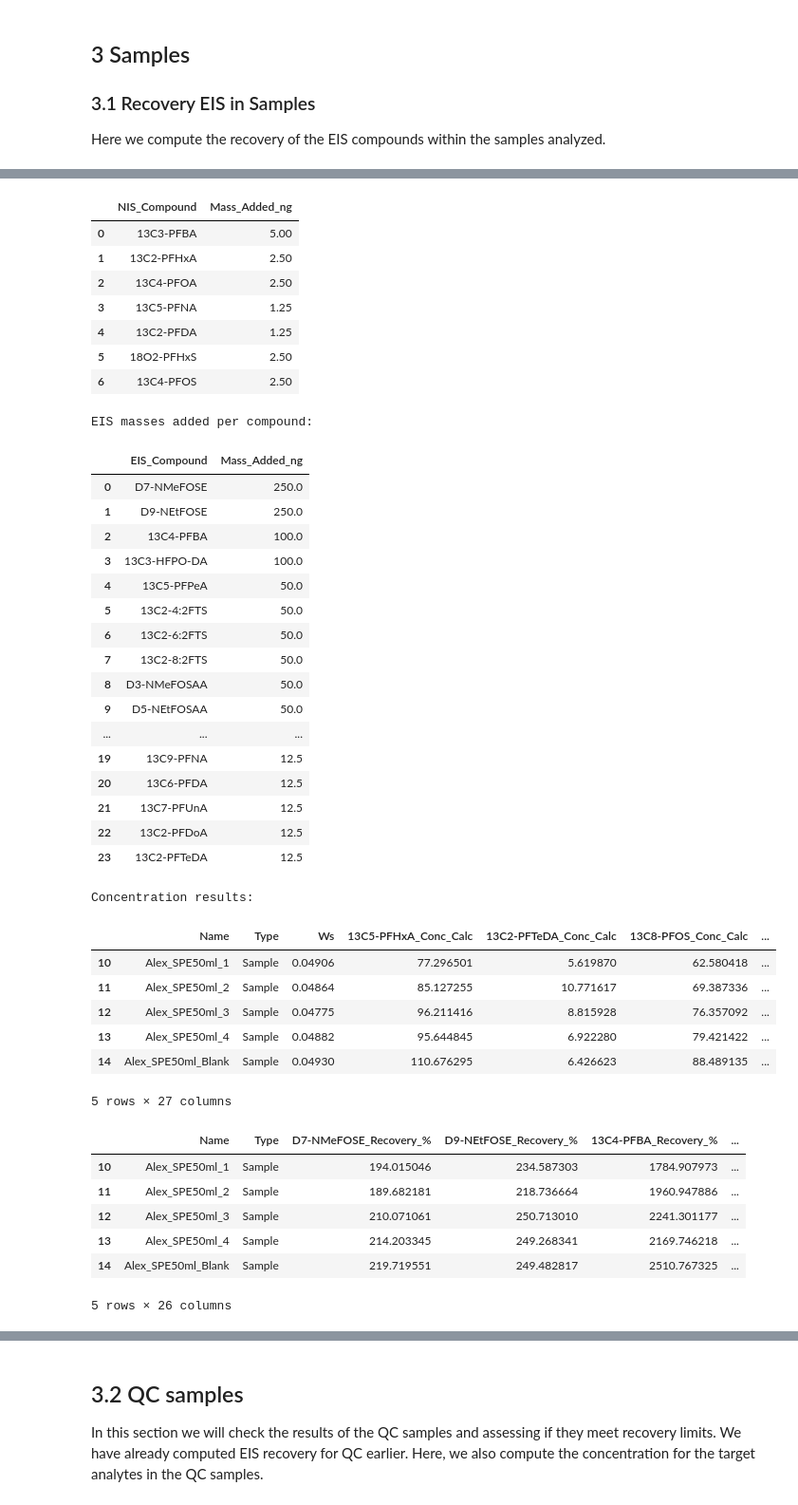
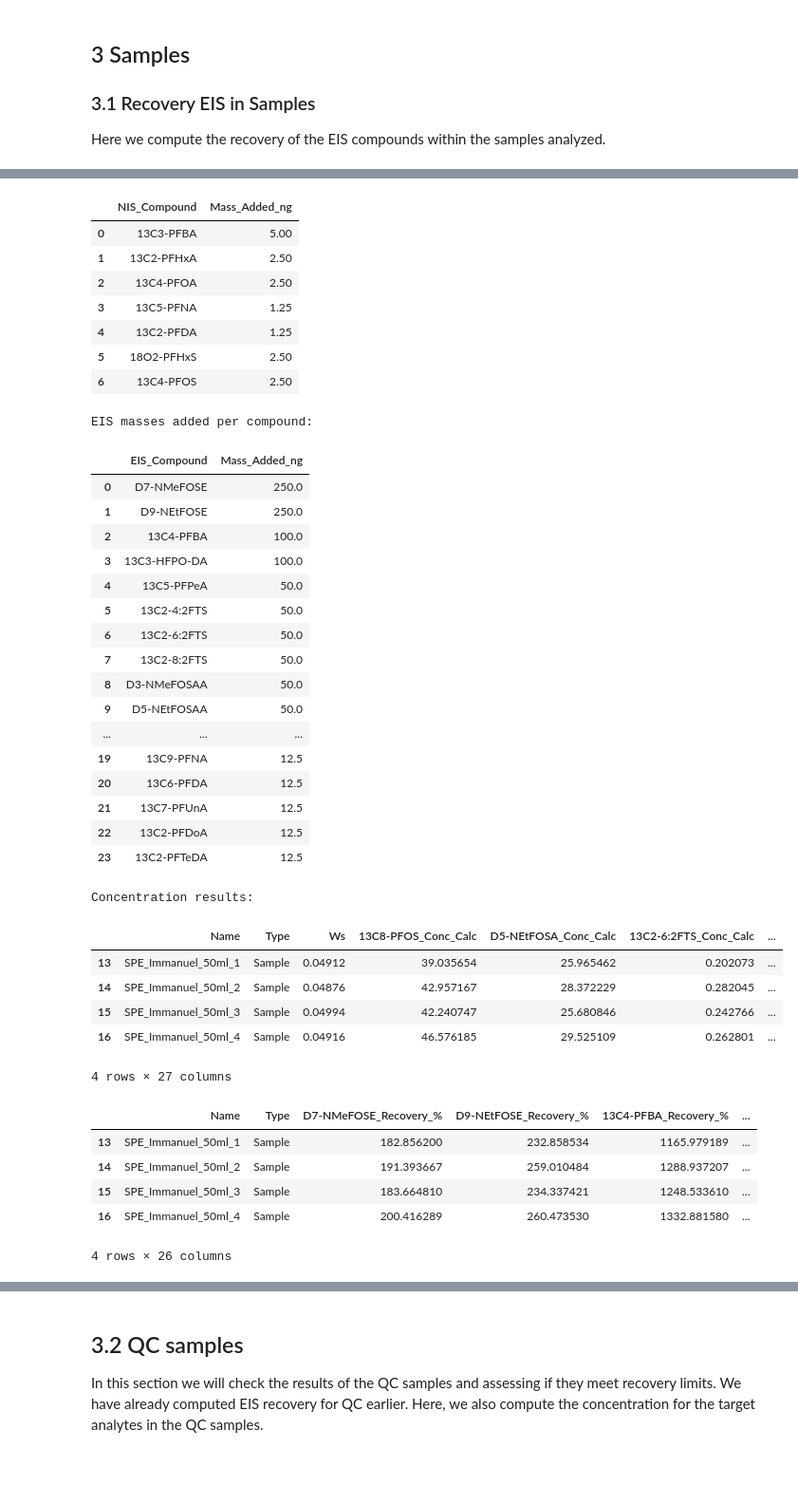
Before and after one commit to valeriederijk/UU_PFAS_lab, a Jupyter notebook: Quantitative_calc_PFAS_clean2.ipynb, the cells around one changed output, grey strips where cells are left out. Shown at 95% size. Saved outputs shown, nothing was run; the diff lists cells and outputs as text; code cells hidden in the pictures; blank space fills up the shorter version.

```diff
--- a/Quantitative_calc_PFAS_clean2.ipynb
+++ b/Quantitative_calc_PFAS_clean2.ipynb
@@ -372,10 +441,10 @@ weights_dict = {
 
 #water 23-09
 weights_dict = {
-    'Alex_SPE50ml_1': 49.06/1000,#541.52-56.63,
-    'Alex_SPE50ml_2': 48.64/1000, # 519.73-56.00,
-    'Alex_SPE50ml_3': 47.75/1000, #541.08-57.60,
-    'Alex_SPE50ml_4': 48.82/1000, #539.58-53.62,
+    'SPE_Immanuel_50ml_1': (62.45-13.33)/1000,#541.52-56.63,
+    'SPE_Immanuel_50ml_2': (62-13.24)/1000, # 519.73-56.00,
+    'SPE_Immanuel_50ml_3': (63.34-13.4)/1000, #541.08-57.60,
+    'SPE_Immanuel_50ml_4': (62.48-13.32)/1000, #539.58-53.62,
     'Alex_SPE50ml_Blank':49.3/1000, # 529.43-57.80
 }
 rawdata_copy['Ws'] = rawdata_copy['Name'].map(weights_dict)
@@ -416,44 +487,42 @@ Calculated concentrations for 5 samples with Ws values
 
 NIS masses added per compound:
 |  | NIS_Compound | Mass_Added_ng |
 | 0 | 13C3-PFBA | 5.00 |
 | 1 | 13C2-PFHxA | 2.50 |
 | 2 | 13C4-PFOA | 2.50 |
 | 3 | 13C5-PFNA | 1.25 |
 | 4 | 13C2-PFDA | 1.25 |
 | 5 | 18O2-PFHxS | 2.50 |
 | 6 | 13C4-PFOS | 2.50 |
 EIS masses added per compound:
 |  | EIS_Compound | Mass_Added_ng |
 | 0 | D7-NMeFOSE | 250.0 |
 | 1 | D9-NEtFOSE | 250.0 |
 | 2 | 13C4-PFBA | 100.0 |
 | 3 | 13C3-HFPO-DA | 100.0 |
 | 4 | 13C5-PFPeA | 50.0 |
 | 5 | 13C2-4:2FTS | 50.0 |
 | 6 | 13C2-6:2FTS | 50.0 |
 | 7 | 13C2-8:2FTS | 50.0 |
 | 8 | D3-NMeFOSAA | 50.0 |
 | 9 | D5-NEtFOSAA | 50.0 |
 | ... | ... | ... |
 | 19 | 13C9-PFNA | 12.5 |
 | 20 | 13C6-PFDA | 12.5 |
 | 21 | 13C7-PFUnA | 12.5 |
 | 22 | 13C2-PFDoA | 12.5 |
 | 23 | 13C2-PFTeDA | 12.5 |
 Concentration results:
-|  | Name | Type | Ws | 13C5-PFHxA_Conc_Calc | 13C2-PFTeDA_Conc_Calc | 13C8-PFOS_Conc_Calc | ... |
-| 10 | Alex_SPE50ml_1 | Sample | 0.04906 | 77.296501 | 5.619870 | 62.580418 | ... |
-| 11 | Alex_SPE50ml_2 | Sample | 0.04864 | 85.127255 | 10.771617 | 69.387336 | ... |
-| 12 | Alex_SPE50ml_3 | Sample | 0.04775 | 96.211416 | 8.815928 | 76.357092 | ... |
-| 13 | Alex_SPE50ml_4 | Sample | 0.04882 | 95.644845 | 6.922280 | 79.421422 | ... |
-| 14 | Alex_SPE50ml_Blank | Sample | 0.04930 | 110.676295 | 6.426623 | 88.489135 | ... |
+|  | Name | Type | Ws | 13C8-PFOS_Conc_Calc | D5-NEtFOSA_Conc_Calc | 13C2-6:2FTS_Conc_Calc | ... |
+| 13 | SPE_Immanuel_50ml_1 | Sample | 0.04912 | 39.035654 | 25.965462 | 0.202073 | ... |
+| 14 | SPE_Immanuel_50ml_2 | Sample | 0.04876 | 42.957167 | 28.372229 | 0.282045 | ... |
+| 15 | SPE_Immanuel_50ml_3 | Sample | 0.04994 | 42.240747 | 25.680846 | 0.242766 | ... |
+| 16 | SPE_Immanuel_50ml_4 | Sample | 0.04916 | 46.576185 | 29.525109 | 0.262801 | ... |
-5 rows × 27 columns
+4 rows × 27 columns
 |  | Name | Type | D7-NMeFOSE_Recovery_% | D9-NEtFOSE_Recovery_% | 13C4-PFBA_Recovery_% | ... |
-| 10 | Alex_SPE50ml_1 | Sample | 194.015046 | 234.587303 | 1784.907973 | ... |
-| 11 | Alex_SPE50ml_2 | Sample | 189.682181 | 218.736664 | 1960.947886 | ... |
-| 12 | Alex_SPE50ml_3 | Sample | 210.071061 | 250.713010 | 2241.301177 | ... |
-| 13 | Alex_SPE50ml_4 | Sample | 214.203345 | 249.268341 | 2169.746218 | ... |
-| 14 | Alex_SPE50ml_Blank | Sample | 219.719551 | 249.482817 | 2510.767325 | ... |
+| 13 | SPE_Immanuel_50ml_1 | Sample | 182.856200 | 232.858534 | 1165.979189 | ... |
+| 14 | SPE_Immanuel_50ml_2 | Sample | 191.393667 | 259.010484 | 1288.937207 | ... |
+| 15 | SPE_Immanuel_50ml_3 | Sample | 183.664810 | 234.337421 | 1248.533610 | ... |
+| 16 | SPE_Immanuel_50ml_4 | Sample | 200.416289 | 260.473530 | 1332.881580 | ... |
-5 rows × 26 columns
+4 rows × 26 columns
 Validation Summary:
```
Also changed, not shown: parts of 10 cells of this notebook.
